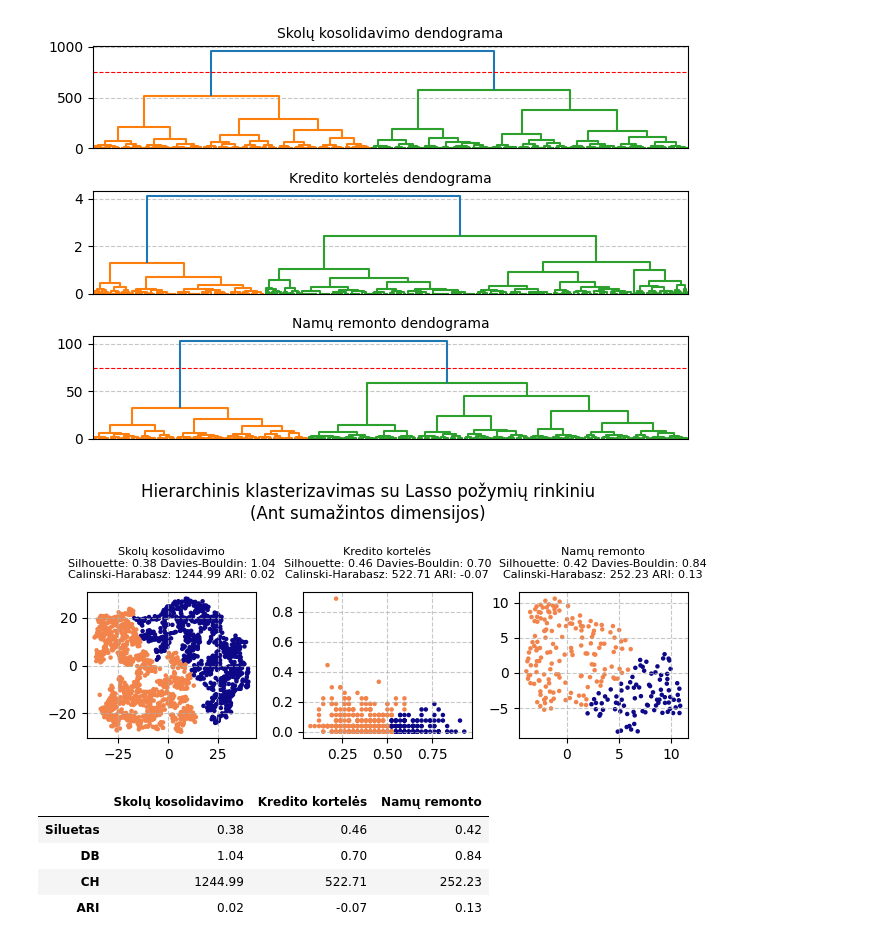
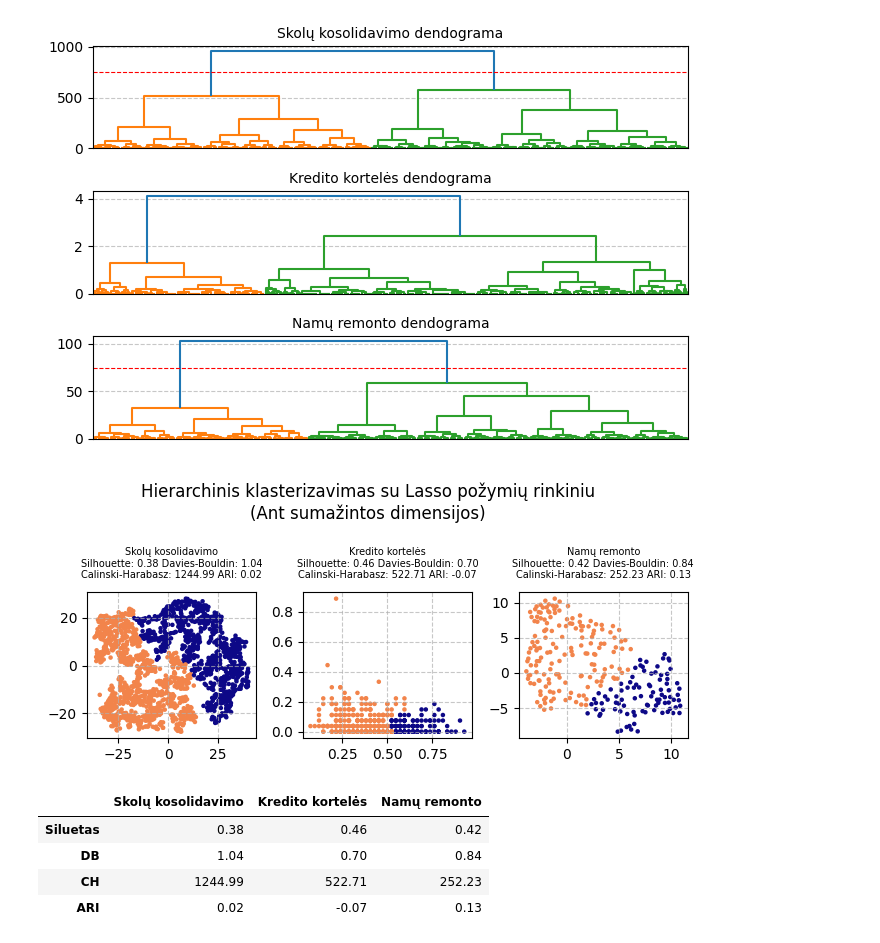
Before and after one commit to EvelinaDu/Papildomi_duomenu_vizualizavimo_skyriai, a Jupyter notebook: 3_laboratorinis/Hierarchical.ipynb, the cells around one changed output. Cells and saved outputs as stored; diff of their text form; code cells hidden in the pictures.

```diff
--- a/3_laboratorinis/Hierarchical.ipynb
+++ b/3_laboratorinis/Hierarchical.ipynb
@@ -285,7 +285,7 @@ for i, cat in enumerate(categories):
 
     axes[i].scatter(subset[:, 0], subset[:, 1], c=label, cmap=plasma_truncated, s=5)
     title_text = f"{group_names[i]}\nSilhouette: {scores[i][0]:.2f} Davies-Bouldin: {scores[i][1]:.2f}\nCalinski-Harabasz: {scores[i][2]:.2f} ARI: {scores[i][3]:.2f}"
-    axes[i].set_title(title_text, fontsize=8, pad=10)
+    axes[i].set_title(title_text, fontsize=7, pad=10)
     axes[i].grid(True, linestyle='--', alpha=0.7)
 
 plt.suptitle("Hierarchinis klasterizavimas su pilnu požymių rinkiniu\n(Ant sumažintos dimensijos)")
@@ -363,7 +363,7 @@ for i, cat in enumerate(categories):
 
     axes[i].scatter(subset[:, 0], subset[:, 1], c=label, cmap=plasma_truncated, s=5)
     title_text = f"{group_names[i]}\nSilhouette: {scores[i][0]:.2f} Davies-Bouldin: {scores[i][1]:.2f}\nCalinski-Harabasz: {scores[i][2]:.2f} ARI: {scores[i][3]:.2f}"
-    axes[i].set_title(title_text, fontsize=8, pad=10)
+    axes[i].set_title(title_text, fontsize=7, pad=10)
     axes[i].grid(True, linestyle='--', alpha=0.7)
 
 plt.suptitle("Hierarchinis klasterizavimas su RFE požymių rinkiniu\n(Originalūs duomenys)")
@@ -439,7 +439,7 @@ for i, cat in enumerate(categories):
 
     axes[i].scatter(subset[:, 0], subset[:, 1], c=label, cmap=plasma_truncated, s=5)
     title_text = f"{group_names[i]}\nSilhouette: {scores[i][0]:.2f} Davies-Bouldin: {scores[i][1]:.2f}\nCalinski-Harabasz: {scores[i][2]:.2f} ARI: {scores[i][3]:.2f}"
-    axes[i].set_title(title_text, fontsize=8, pad=10)
+    axes[i].set_title(title_text, fontsize=7, pad=10)
     axes[i].grid(True, linestyle='--', alpha=0.7)
 
 plt.suptitle("Hierarchinis klasterizavimas su RFE požymių rinkiniu\n(Ant sumažintos dimensijos)")
@@ -516,7 +516,7 @@ for i, cat in enumerate(categories):
 
     axes[i].scatter(subset[:, 0], subset[:, 1], c=label, cmap=plasma_truncated, s=5)
     title_text = f"{group_names[i]}\nSilhouette: {scores[i][0]:.2f} Davies-Bouldin: {scores[i][1]:.2f}\nCalinski-Harabasz: {scores[i][2]:.2f} ARI: {scores[i][3]:.2f}"
-    axes[i].set_title(title_text, fontsize=8, pad=10)
+    axes[i].set_title(title_text, fontsize=7, pad=8)
     axes[i].grid(True, linestyle='--', alpha=0.7)
 
 plt.suptitle("Hierarchinis klasterizavimas su Lasso požymių rinkiniu\n(Originalūs duomenys)")
@@ -572,35 +572,35 @@ plt.show()
 labels_debt = fcluster(wards_clustering_debt_lasso_tsne, t=2, criterion='maxclust')
 labels_credit = fcluster(wards_clustering_credit_lasso_tsne, t=2, criterion='maxclust')
 labels_home = fcluster(wards_clustering_home_lasso_tsne, t=2, criterion='maxclust')
 
 true_labels = [lasso_debt['credit.policy'],
                lasso_credit['credit.policy'],
                lasso_home['credit.policy']]
 
 tsne_results = [lasso_debt_tsne, lasso_credit_tsne, lasso_home_tsne]
 labels = [labels_debt, labels_credit, labels_home]
 
 fig, axes = plt.subplots(1, 3, figsize=(6.7, 3))
 categories = ['debt_consolidation', 'credit_card', 'home_improvement']
 
 scores = all_scores([full_feature_dfs['debt_consolidation'], full_feature_dfs['credit_card'], full_feature_dfs['home_improvement']],
                     [labels_debt, labels_credit, labels_home], true_labels)
 
 for i, cat in enumerate(categories):
     subset = tsne_results[i]
     label = labels[i]
 
     axes[i].scatter(subset[:, 0], subset[:, 1], c=label, cmap=plasma_truncated, s=5)
     title_text = f"{group_names[i]}\nSilhouette: {scores[i][0]:.2f} Davies-Bouldin: {scores[i][1]:.2f}\nCalinski-Harabasz: {scores[i][2]:.2f} ARI: {scores[i][3]:.2f}"
-    axes[i].set_title(title_text, fontsize=8, pad=10)
+    axes[i].set_title(title_text, fontsize=7, pad=10)
     axes[i].grid(True, linestyle='--', alpha=0.7)
 
 plt.suptitle("Hierarchinis klasterizavimas su Lasso požymių rinkiniu\n(Ant sumažintos dimensijos)")
 plt.tight_layout()
 plt.savefig('hier_lasso_tsne.png', dpi=300)
 plt.show()
 # %% [output]
-[figure, old version]
+[figure, new version]
 # %%
 row_labels = ['Siluetas', 'DB', 'CH', 'ARI']
 pd.DataFrame({group_names[i]: [round(scores[i][j], 2) for j in range(4)] for i in range(3)}, index=row_labels)
```
Also changed, not shown: parts of 8 cells of this notebook.
